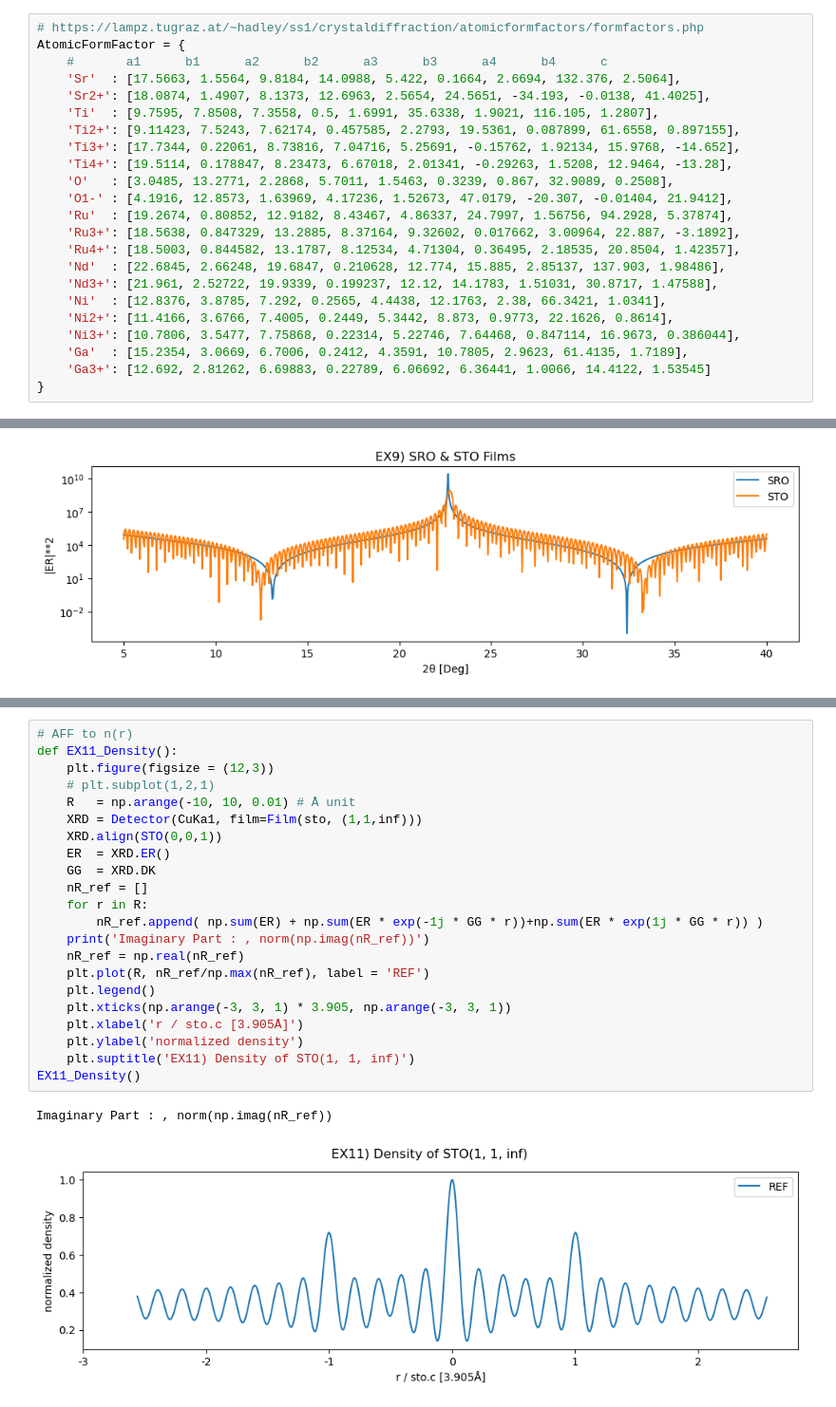
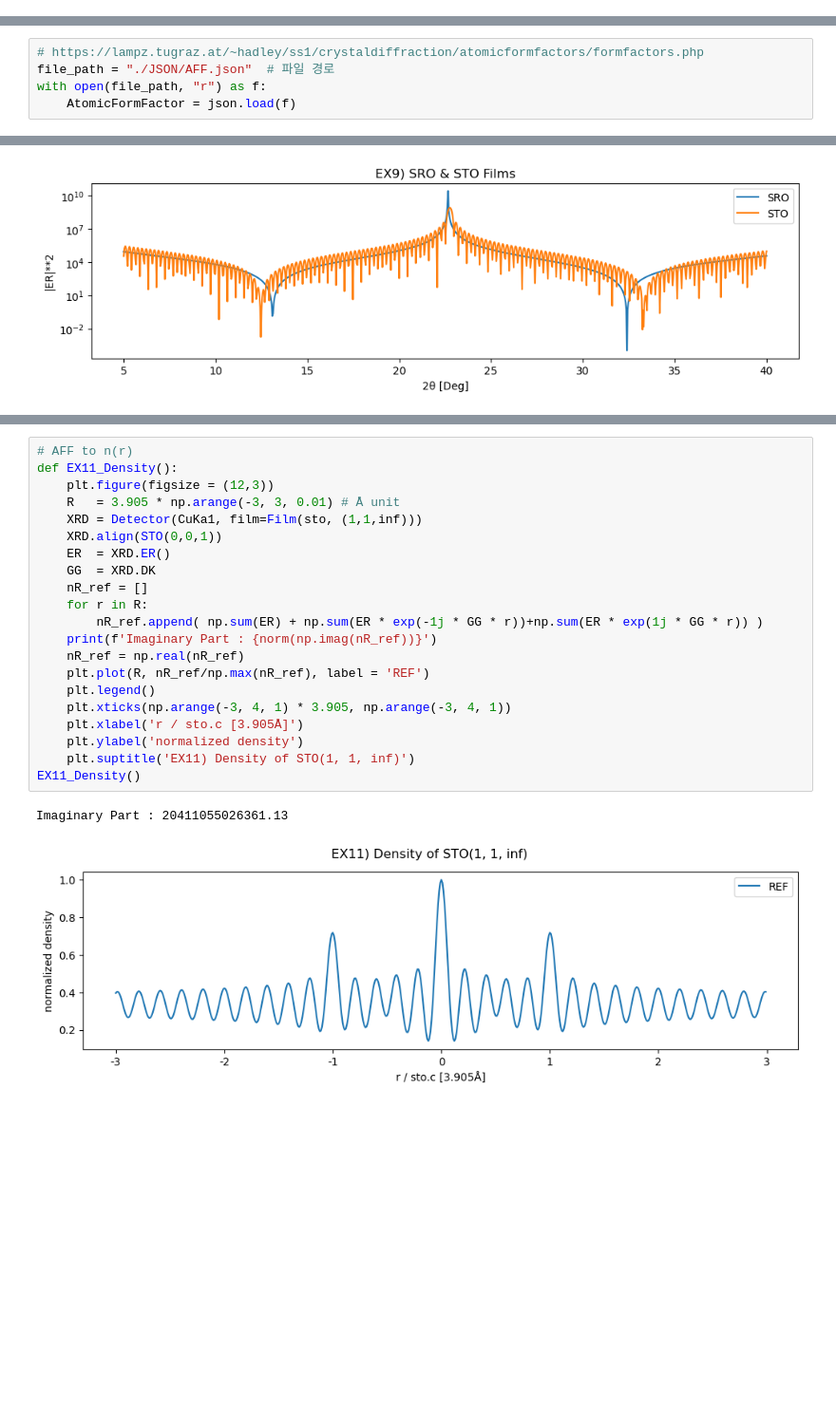
Before and after one commit to SeongSihun/XRD-Analysis, a Jupyter notebook: CTR_Analysis_ver3.ipynb, the cells around one changed output, grey strips where cells are left out. Shown: that part at 95% size. Saved outputs shown, nothing was run; the diff lists cells and outputs as text; blank space fills up the shorter version.

Commit message:
Feat json

```diff
--- a/CTR_Analysis_ver3.ipynb
+++ b/CTR_Analysis_ver3.ipynb
@@ -80,25 +78,7 @@ def PIticks(start, end, step):
-# %%
-# https://lampz.tugraz.at/~hadley/ss1/crystaldiffraction/atomicformfactors/formfactors.php
-AtomicFormFactor = {
-	#		a1		b1		a2		b2		a3		b3		a4		b4		c
-	'Sr'  : [17.5663, 1.5564, 9.8184, 14.0988, 5.422, 0.1664, 2.6694, 132.376, 2.5064],
-	'Sr2+': [18.0874, 1.4907, 8.1373, 12.6963, 2.5654, 24.5651, -34.193, -0.0138, 41.4025],
-	'Ti'  : [9.7595, 7.8508, 7.3558, 0.5, 1.6991, 35.6338, 1.9021, 116.105, 1.2807],
-	'Ti2+': [9.11423, 7.5243, 7.62174, 0.457585, 2.2793, 19.5361, 0.087899, 61.6558, 0.897155],
-	'Ti3+': [17.7344, 0.22061, 8.73816, 7.04716, 5.25691, -0.15762, 1.92134, 15.9768, -14.652],
-    'Ti4+': [19.5114, 0.178847, 8.23473, 6.67018, 2.01341, -0.29263, 1.5208, 12.9464, -13.28],
-    'O'   : [3.0485, 13.2771, 2.2868, 5.7011, 1.5463, 0.3239, 0.867, 32.9089, 0.2508],
-    'O1-' : [4.1916, 12.8573, 1.63969, 4.17236, 1.52673, 47.0179, -20.307, -0.01404, 21.9412],
-	'Ru'  : [19.2674, 0.80852, 12.9182, 8.43467, 4.86337, 24.7997, 1.56756, 94.2928, 5.37874],
-    'Ru3+': [18.5638, 0.847329, 13.2885, 8.37164, 9.32602, 0.017662, 3.00964, 22.887, -3.1892],
-    'Ru4+': [18.5003, 0.844582, 13.1787, 8.12534, 4.71304, 0.36495, 2.18535, 20.8504, 1.42357],
-    'Nd'  : [22.6845, 2.66248, 19.6847, 0.210628, 12.774, 15.885, 2.85137, 137.903, 1.98486],
-    'Nd3+': [21.961, 2.52722, 19.9339, 0.199237, 12.12, 14.1783, 1.51031, 30.8717, 1.47588],
-    'Ni'  : [12.8376, 3.8785, 7.292, 0.2565, 4.4438, 12.1763, 2.38, 66.3421, 1.0341],
-    'Ni2+': [11.4166, 3.6766, 7.4005, 0.2449, 5.3442, 8.873, 0.9773, 22.1626, 0.8614],
-    'Ni3+': [10.7806, 3.5477, 7.75868, 0.22314, 5.22746, 7.64468, 0.847114, 16.9673, 0.386044],
-    'Ga'  : [15.2354, 3.0669, 6.7006, 0.2412, 4.3591, 10.7805, 2.9623, 61.4135, 1.7189],
-    'Ga3+': [12.692, 2.81262, 6.69883, 0.22789, 6.06692, 6.36441, 1.0066, 14.4122, 1.53545]
-}
 # %% [markdown]
 ---
+# %%
+# https://lampz.tugraz.at/~hadley/ss1/crystaldiffraction/atomicformfactors/formfactors.php
+file_path = "./JSON/AFF.json"  # 파일 경로
+with open(file_path, "r") as f:
+	AtomicFormFactor = json.load(f)
@@ -2909,25 +648,24 @@ EX10_EXP()
 # %%
 # AFF to n(r)
 def EX11_Density():
     plt.figure(figsize = (12,3))
-    # plt.subplot(1,2,1)
-    R   = np.arange(-10, 10, 0.01) # Å unit
+    R   = 3.905 * np.arange(-3, 3, 0.01) # Å unit
     XRD = Detector(CuKa1, film=Film(sto, (1,1,inf)))
     XRD.align(STO(0,0,1))
     ER  = XRD.ER()
     GG  = XRD.DK
     nR_ref = []
     for r in R:
         nR_ref.append( np.sum(ER) + np.sum(ER * exp(-1j * GG * r))+np.sum(ER * exp(1j * GG * r)) )
-    print('Imaginary Part : , norm(np.imag(nR_ref))')
+    print(f'Imaginary Part : {norm(np.imag(nR_ref))}')
     nR_ref = np.real(nR_ref)
     plt.plot(R, nR_ref/np.max(nR_ref), label = 'REF')
     plt.legend()
-    plt.xticks(np.arange(-3, 3, 1) * 3.905, np.arange(-3, 3, 1))
+    plt.xticks(np.arange(-3, 4, 1) * 3.905, np.arange(-3, 4, 1))
     plt.xlabel('r / sto.c [3.905Å]')
     plt.ylabel('normalized density')
     plt.suptitle('EX11) Density of STO(1, 1, inf)')
 EX11_Density()
 # %% [output]
-Imaginary Part : , norm(np.imag(nR_ref))
+Imaginary Part : 20411055026361.13
-[figure, old version]
+[figure, new version]
```
Also changed, not shown: parts of 9 cells of this notebook, 3 other files.
